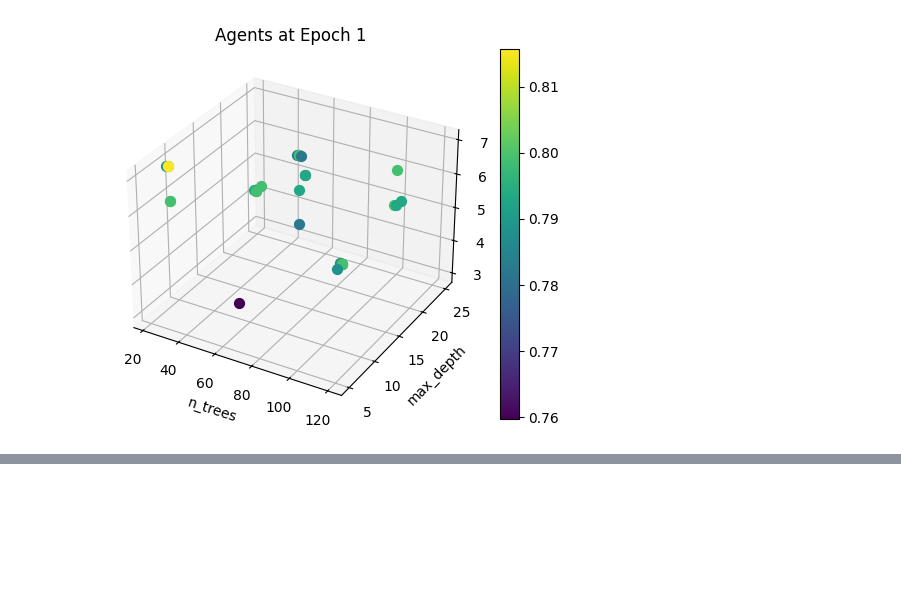
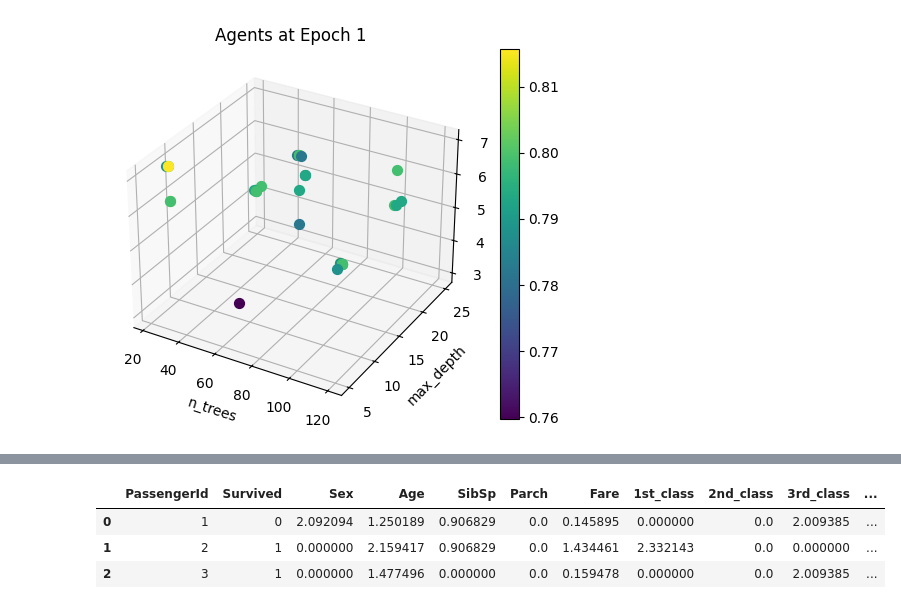
Before and after one commit to ArthurrMrv/RandomForestFromScratch, a Jupyter notebook: Statistics.ipynb, the cells around one changed output, grey strips where cells are left out. Cells and saved outputs as stored; diff of their text form; code cells hidden in the pictures; blank space fills up the shorter version.

```diff
--- a/Statistics.ipynb
+++ b/Statistics.ipynb
@@ -830,0 +908,8 @@ KeyboardInterrupt:
+# %%
+df = pd.read_csv('data/titanic_cleaned.csv')
+# %%
+# normalize the data to have values between 0 and 1
+# divide each column by the standart deviation of that column
+
+standard_deviation = df[df.columns[2:]].std()
+standard_deviation
@@ -830,0 +929,8 @@ KeyboardInterrupt:
+# %%
+df[df.columns[2:]] = df[df.columns[2:]] / standard_deviation
+df.head(3)
+# %% [output]
+|  | PassengerId | Survived | Sex | Age | SibSp | Parch | Fare | 1st_class | 2nd_class | 3rd_class | ... |
+| 0 | 1 | 0 | 2.092094 | 1.250189 | 0.906829 | 0.0 | 0.145895 | 0.000000 | 0.0 | 2.009385 | ... |
+| 1 | 2 | 1 | 0.000000 | 2.159417 | 0.906829 | 0.0 | 1.434461 | 2.332143 | 0.0 | 0.000000 | ... |
+| 2 | 3 | 1 | 0.000000 | 1.477496 | 0.000000 | 0.0 | 0.159478 | 0.000000 | 0.0 | 2.009385 | ... |
```
Also changed, not shown: parts of 25 cells of this notebook, 1 other file.
